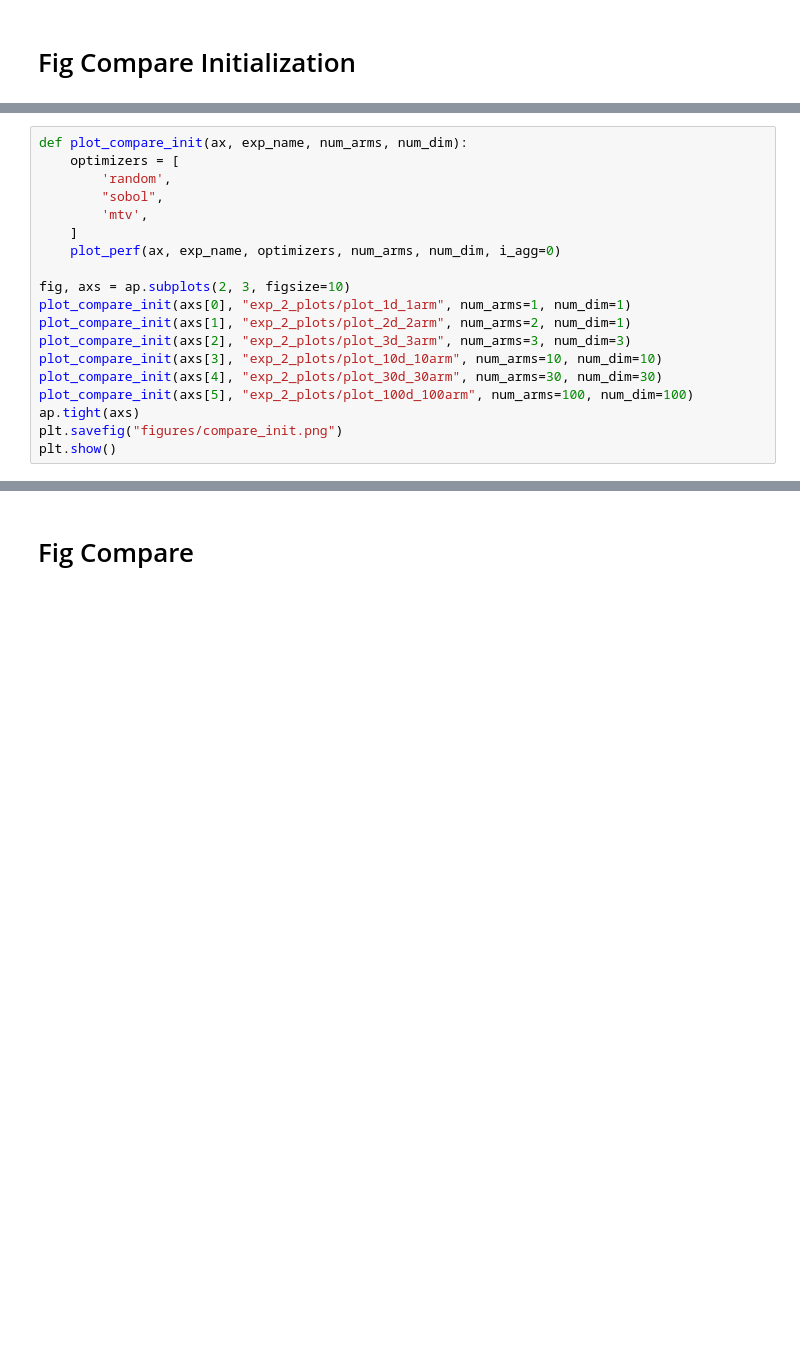
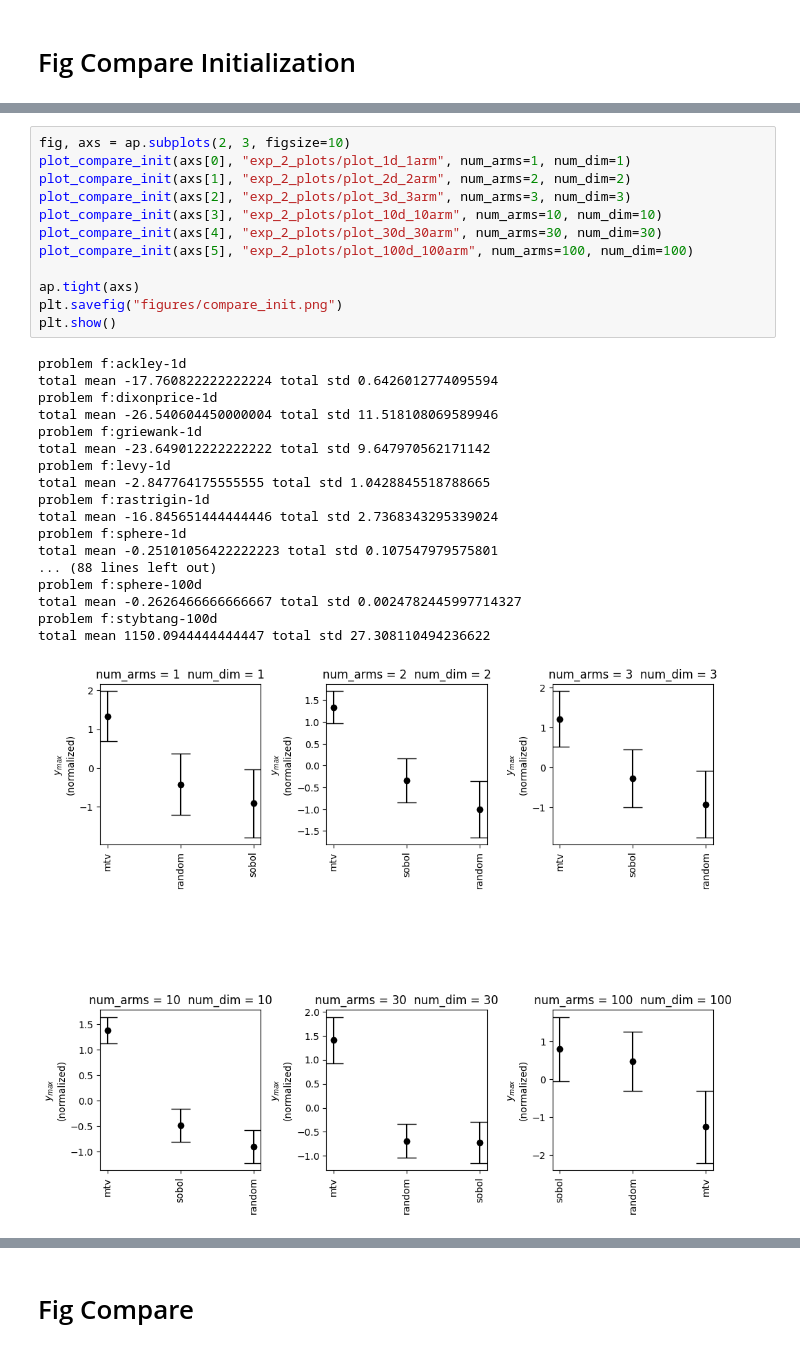
Before and after one commit to yubo-research/yubo, a Jupyter notebook: Plotting_code-Copy1.ipynb, the cells around one changed output, grey strips where cells are left out. Cells and saved outputs as stored; diff of their text form; blank space fills up the shorter version.

```diff
--- a/Plotting_code-Copy1.ipynb
+++ b/Plotting_code-Copy1.ipynb
@@ -84,19 +75,31 @@ plt.show()
-# %%
-def plot_compare_init(ax, exp_name, num_arms, num_dim):
-    optimizers = [
-        'random',
-        "sobol",
-        'mtv',
-    ]
-    plot_perf(ax, exp_name, optimizers, num_arms, num_dim, i_agg=0)
-
-fig, axs = ap.subplots(2, 3, figsize=10)
-plot_compare_init(axs[0], "exp_2_plots/plot_1d_1arm", num_arms=1, num_dim=1)
-plot_compare_init(axs[1], "exp_2_plots/plot_2d_2arm", num_arms=2, num_dim=1)
-plot_compare_init(axs[2], "exp_2_plots/plot_3d_3arm", num_arms=3, num_dim=3)
-plot_compare_init(axs[3], "exp_2_plots/plot_10d_10arm", num_arms=10, num_dim=10)
-plot_compare_init(axs[4], "exp_2_plots/plot_30d_30arm", num_arms=30, num_dim=30)
-plot_compare_init(axs[5], "exp_2_plots/plot_100d_100arm", num_arms=100, num_dim=100)
-ap.tight(axs)
-plt.savefig("figures/compare_init.png")
-plt.show()
+# %%
+fig, axs = ap.subplots(2, 3, figsize=10)
+plot_compare_init(axs[0], "exp_2_plots/plot_1d_1arm", num_arms=1, num_dim=1)
+plot_compare_init(axs[1], "exp_2_plots/plot_2d_2arm", num_arms=2, num_dim=2)
+plot_compare_init(axs[2], "exp_2_plots/plot_3d_3arm", num_arms=3, num_dim=3)
+plot_compare_init(axs[3], "exp_2_plots/plot_10d_10arm", num_arms=10, num_dim=10)
+plot_compare_init(axs[4], "exp_2_plots/plot_30d_30arm", num_arms=30, num_dim=30)
+plot_compare_init(axs[5], "exp_2_plots/plot_100d_100arm", num_arms=100, num_dim=100)
+
+ap.tight(axs)
+plt.savefig("figures/compare_init.png")
+plt.show()
+# %% [output]
+problem f:ackley-1d
+total mean -17.760822222222224 total std 0.6426012774095594
+problem f:dixonprice-1d
+total mean -26.540604450000004 total std 11.518108069589946
+problem f:griewank-1d
+total mean -23.649012222222222 total std 9.647970562171142
+problem f:levy-1d
+total mean -2.847764175555555 total std 1.0428845518788665
+problem f:rastrigin-1d
+total mean -16.845651444444446 total std 2.7368343295339024
+problem f:sphere-1d
+total mean -0.25101056422222223 total std 0.107547979575801
+... (88 lines left out)
+problem f:sphere-100d
+total mean -0.2626466666666667 total std 0.0024782445997714327
+problem f:stybtang-100d
+total mean 1150.0944444444447 total std 27.308110494236622
+[figure, added]
```
Also changed, not shown: parts of 8 cells of this notebook.
